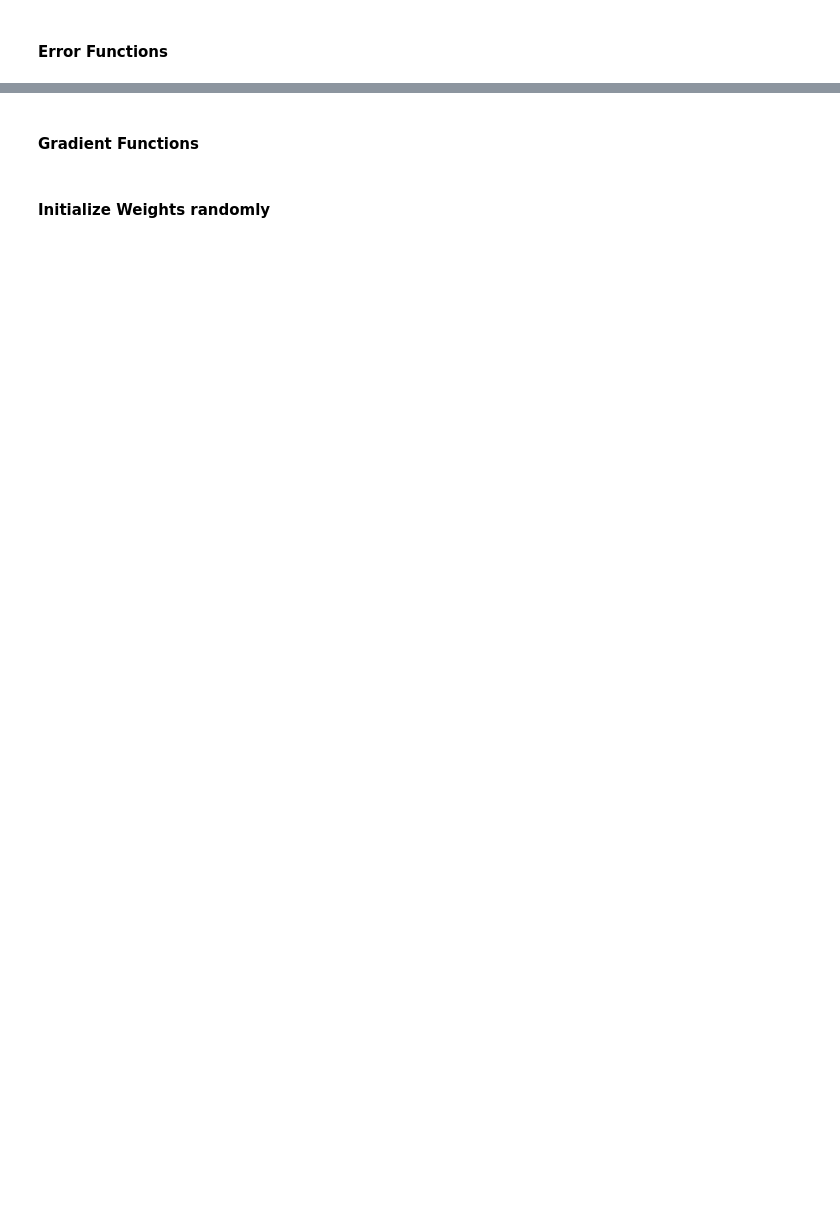
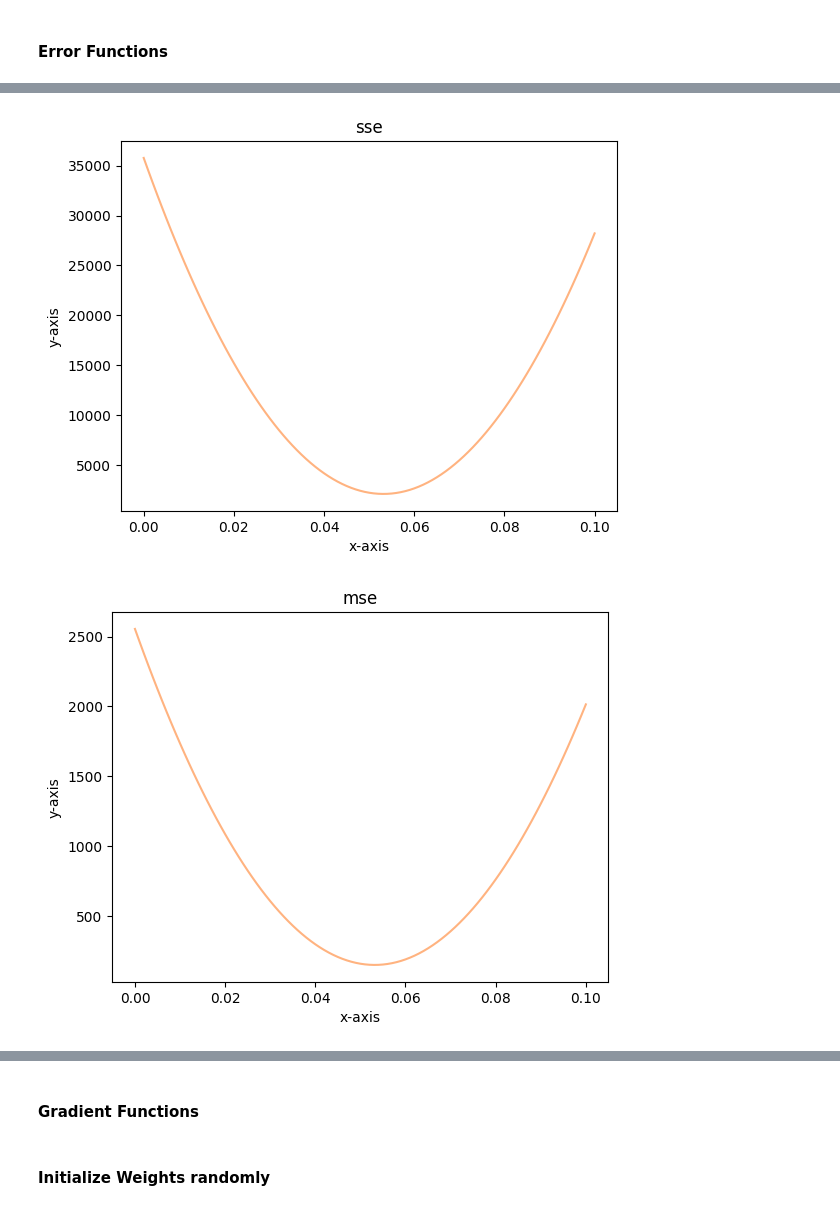
Before and after one commit to aisven/fullstack-ml-academy-homework, a Jupyter notebook: notepads/07-Gradientenverfahren/07-Gradientenverfahren.ipynb, the cells around one changed output, grey strips where cells are left out. Saved outputs shown, nothing was run; the diff lists cells and outputs as text; code cells hidden in the pictures; blank space fills up the shorter version.

```diff
--- a/notepads/07-Gradientenverfahren/07-Gradientenverfahren.ipynb
+++ b/notepads/07-Gradientenverfahren/07-Gradientenverfahren.ipynb
@@ -689,3 +691,80 @@ assert sse_explicit_example != sse_example_norm
 assert mse_explicit_example != mse_example_norm
 assert rmse_explicit_example != rmse_example_norm
 assert mae_explicit_example != mae_example_norm
+# %%
+# in this code block we attempt to plot the error functions with respect to original data
+
+# first let us create a sorted numpy array of arbitrary values for w1 i.e. the first weight
+w1s_for_plot_np = np.arange(.0, 0.1001, .001).astype('float32')
+
+# we chose a value for b which we keep constant over all w1s
+b_for_plot_scalar = b_scalar
+
+# note that in functional programming we would use currying instead
+def f_with_fixed_xs_and_b(some_w1):
+   return f(some_w1, x_known, b_for_plot_scalar)
+
+# we still need to vectorize the function to be able to apply it to each element of a numpy array
+f_with_fixed_xs_and_b_vectorized = np.vectorize(f_with_fixed_xs_and_b,otypes=[np.ndarray])
+
+# we compute the predictions for each w1
+y_pred_for_plot_np = f_with_fixed_xs_and_b_vectorized(w1s_for_plot_np)
+
+# compute sse values
+def sse_with_fixed_y(some_y_pred):
+   return sse(y_known, some_y_pred)
+
+sse_with_fixed_y_vectorized = np.vectorize(sse_with_fixed_y ,otypes=[np.ndarray])
+sse_axis_values_np = np.apply_along_axis(sse_with_fixed_y_vectorized, axis=0, arr=y_pred_for_plot_np)
+
+plt.figure(dpi=100)
+plt.plot(w1s_for_plot_np, sse_axis_values_np,color='#ffb380')
+plt.title('sse')
+plt.xlabel('x-axis')
+plt.ylabel('y-axis')
+plt.show()
+
+# compute mse values
+def mse_with_fixed_y(some_y_pred):
+   return mse(y_known, some_y_pred)
+
+mse_with_fixed_y_vectorized = np.vectorize(mse_with_fixed_y ,otypes=[np.ndarray])
+mse_axis_values_np = np.apply_along_axis(mse_with_fixed_y_vectorized, axis=0, arr=y_pred_for_plot_np)
+
+plt.figure(dpi=100)
+plt.plot(w1s_for_plot_np, mse_axis_values_np,color='#ffb380')
+plt.title('mse')
+plt.xlabel('x-axis')
+plt.ylabel('y-axis')
+plt.show()
+
+# compute rmse values
+def rmse_with_fixed_y(some_y_pred):
+   return rmse(y_known, some_y_pred)
+
+rmse_with_fixed_y_vectorized = np.vectorize(rmse_with_fixed_y ,otypes=[np.ndarray])
+rmse_axis_values_np = np.apply_along_axis(rmse_with_fixed_y_vectorized, axis=0, arr=y_pred_for_plot_np)
+
+plt.figure(dpi=100)
+plt.plot(w1s_for_plot_np, rmse_axis_values_np,color='#ffb380')
+plt.title('rmse')
+plt.xlabel('x-axis')
+plt.ylabel('y-axis')
+plt.show()
+
+# compute mae values
+def mae_with_fixed_y(some_y_pred):
+   return mae(y_known, some_y_pred)
+
+mae_with_fixed_y_vectorized = np.vectorize(mae_with_fixed_y ,otypes=[np.ndarray])
+mae_axis_values_np = np.apply_along_axis(mae_with_fixed_y_vectorized, axis=0, arr=y_pred_for_plot_np)
+
+plt.figure(dpi=100)
+plt.plot(w1s_for_plot_np, mae_axis_values_np,color='#ffb380')
+plt.title('mae')
+plt.xlabel('x-axis')
+plt.ylabel('y-axis')
+plt.show()
+# %% [output]
+[figure, added]
+[figure, added]
```
Also changed, not shown: parts of 7 cells of this notebook.
